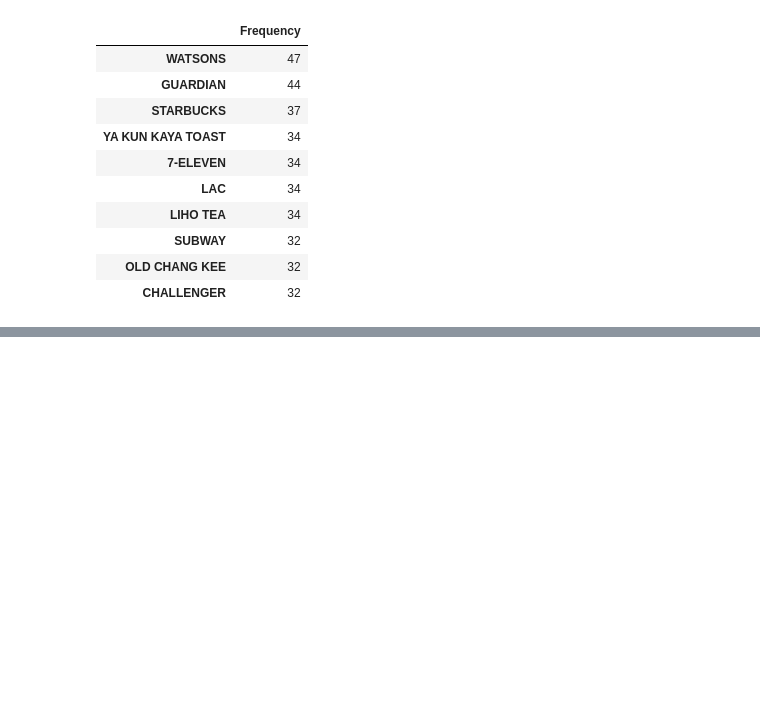
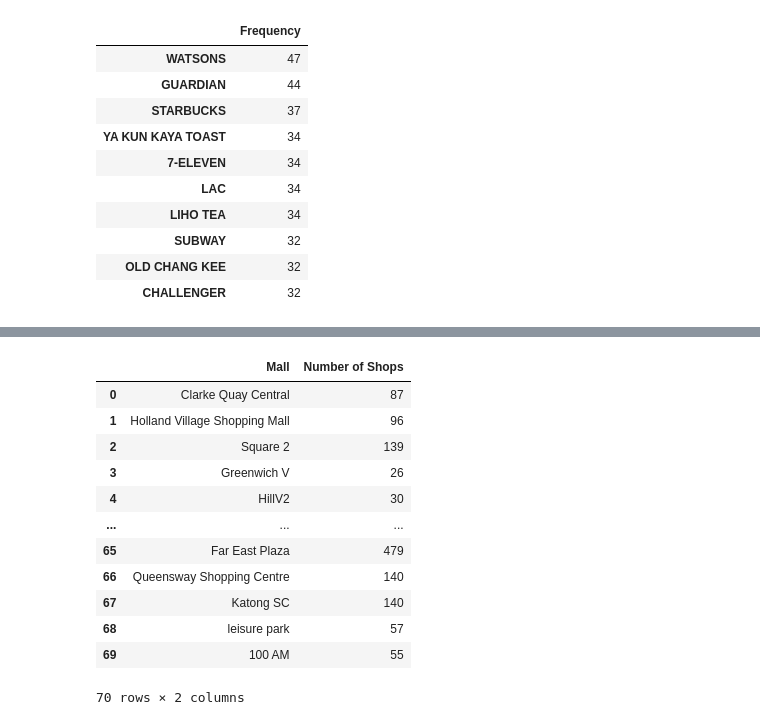
Before and after one commit to dlaiu/generic-malls-singapore, a Jupyter notebook: analysis.ipynb, the cells around one changed output, grey strips where cells are left out. Cells and saved outputs as stored; diff of their text form; code cells hidden in the pictures; blank space fills up the shorter version.

```diff
--- a/analysis.ipynb
+++ b/analysis.ipynb
@@ -286,0 +322,27 @@ df_shop_frequencies_sorted.head(10)
+# %%
+# Create a list to store the number of shops in each mall
+num_shops = []
+
+# Iterate over each mall in the dataset
+for mall_name, details in all_malls_data.items():
+    mall_shops = details['shops']  # Get the list of shops for the current mall
+    num_shops.append(len(mall_shops))  # Append the number of shops to the list
+
+# Create a dataframe from the number of shops list
+df_num_shops = pd.DataFrame({'Mall': list(all_malls_data.keys()), 'Number of Shops': num_shops})
+
+df_num_shops
+# %% [output]
+|  | Mall | Number of Shops |
+| 0 | Clarke Quay Central | 87 |
+| 1 | Holland Village Shopping Mall | 96 |
+| 2 | Square 2 | 139 |
+| 3 | Greenwich V | 26 |
+| 4 | HillV2 | 30 |
+| ... | ... | ... |
+| 65 | Far East Plaza | 479 |
+| 66 | Queensway Shopping Centre | 140 |
+| 67 | Katong SC | 140 |
+| 68 | leisure park | 57 |
+| 69 | 100 AM | 55 |
+70 rows × 2 columns
```
Also changed, not shown: parts of 4 cells of this notebook, 1 other file.
